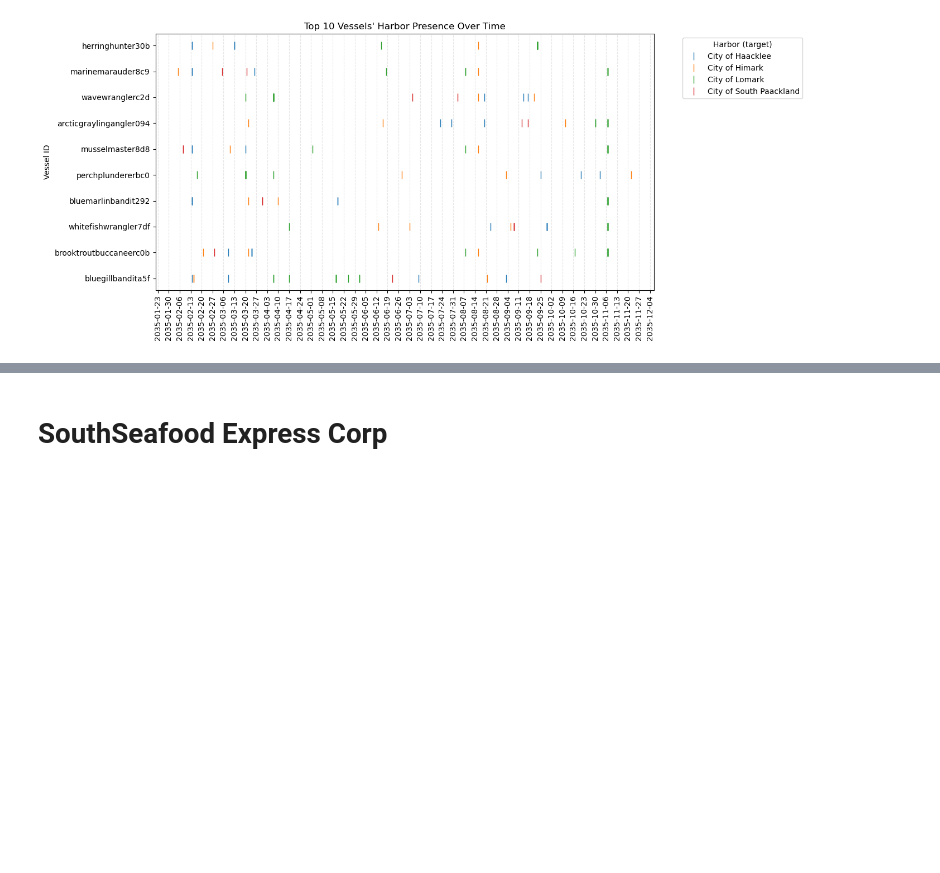
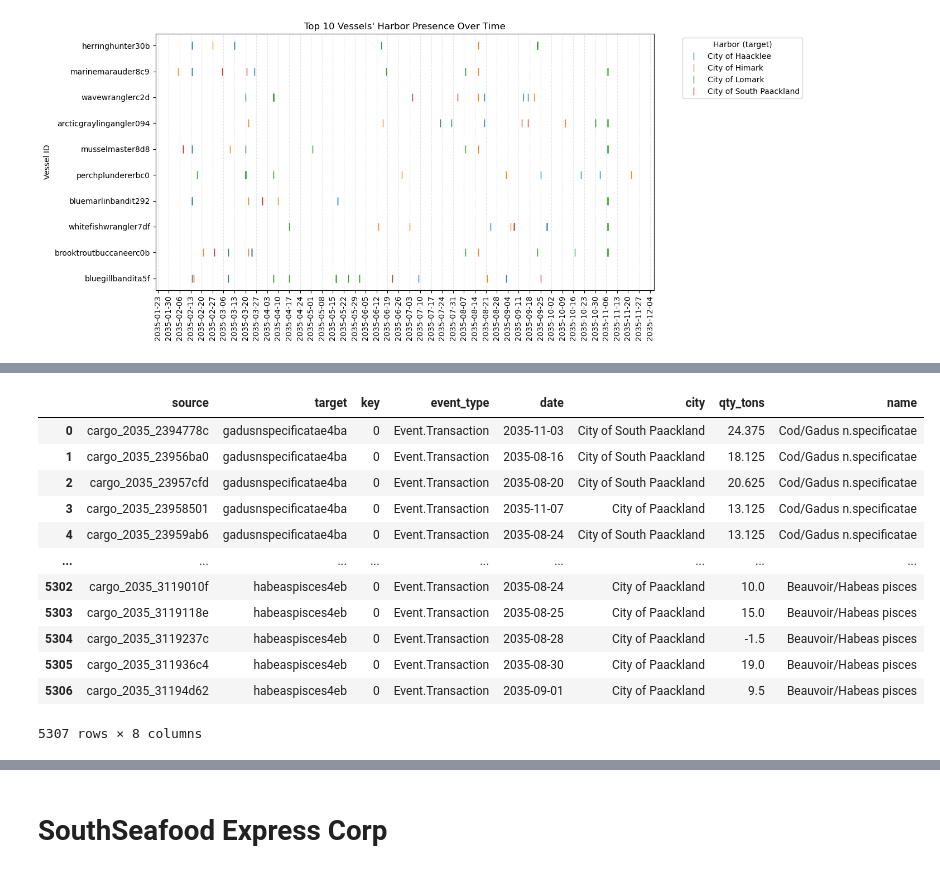
Before and after one commit to matildeec/VisualAnalytics2025, a Jupyter notebook: DataUnderstanding/data-inspection.ipynb, the cells around one changed output, grey strips where cells are left out. Drawn from its saved outputs; the diff is of its cells as text; code cells hidden in the pictures; blank space fills up the shorter version.

```diff
--- a/DataUnderstanding/data-inspection.ipynb
+++ b/DataUnderstanding/data-inspection.ipynb
@@ -462,3 +521,7 @@ Missing values in 'wisdom': 563 out of 2487 total points
 Missing values in 'saying of the sea': 594 out of 2487 total points
 # %% [markdown]
 We drop useless metadata from each edge type:
+# %%
+transponder_pings = drop_na_cols(transponder_pings)
+transactions = drop_na_cols(transactions)
+harbor_reports = drop_na_cols(harbor_reports)
@@ -855,0 +938,14 @@ plt.show()
+# %%
+# To avoid duplicated rows in 'transactions' dataset:
+ordered_shipping_cities = [] # ordered list of cities to add to the transaction df
+ids_to_drop = [] # list of ids to drop
+
+for i in transactions['source'].unique(): # iterate unique cargo ids
+    rows_to_link = pd.DataFrame(transactions[transactions['source'] == i]) # find rows to connect
+    ids_to_drop.append(rows_to_link.index[1]) # id to drop
+    ordered_shipping_cities.append(rows_to_link['target'].iloc[1]) # city to add
+
+# drop rows wit ids to drop
+transactions = transactions.drop(ids_to_drop)
+# add new column in df
+transactions['city'] = ordered_shipping_cities
@@ -855,0 +977,16 @@ plt.show()
+# %%
+transactions_merged
+# %% [output]
+|  | source | target | key | event_type | date | city | qty_tons | name |
+| 0 | cargo_2035_2394778c | gadusnspecificatae4ba | 0 | Event.Transaction | 2035-11-03 | City of South Paackland | 24.375 | Cod/Gadus n.specificatae |
+| 1 | cargo_2035_23956ba0 | gadusnspecificatae4ba | 0 | Event.Transaction | 2035-08-16 | City of South Paackland | 18.125 | Cod/Gadus n.specificatae |
+| 2 | cargo_2035_23957cfd | gadusnspecificatae4ba | 0 | Event.Transaction | 2035-08-20 | City of South Paackland | 20.625 | Cod/Gadus n.specificatae |
+| 3 | cargo_2035_23958501 | gadusnspecificatae4ba | 0 | Event.Transaction | 2035-11-07 | City of Paackland | 13.125 | Cod/Gadus n.specificatae |
+| 4 | cargo_2035_23959ab6 | gadusnspecificatae4ba | 0 | Event.Transaction | 2035-08-24 | City of South Paackland | 13.125 | Cod/Gadus n.specificatae |
+| ... | ... | ... | ... | ... | ... | ... | ... | ... |
+| 5302 | cargo_2035_3119010f | habeaspisces4eb | 0 | Event.Transaction | 2035-08-24 | City of Paackland | 10.0 | Beauvoir/Habeas pisces |
+| 5303 | cargo_2035_3119118e | habeaspisces4eb | 0 | Event.Transaction | 2035-08-25 | City of Paackland | 15.0 | Beauvoir/Habeas pisces |
+| 5304 | cargo_2035_3119237c | habeaspisces4eb | 0 | Event.Transaction | 2035-08-28 | City of Paackland | -1.5 | Beauvoir/Habeas pisces |
+| 5305 | cargo_2035_311936c4 | habeaspisces4eb | 0 | Event.Transaction | 2035-08-30 | City of Paackland | 19.0 | Beauvoir/Habeas pisces |
+| 5306 | cargo_2035_31194d62 | habeaspisces4eb | 0 | Event.Transaction | 2035-09-01 | City of Paackland | 9.5 | Beauvoir/Habeas pisces |
+5307 rows × 8 columns
```
Also changed, not shown: parts of 19 cells of this notebook.
